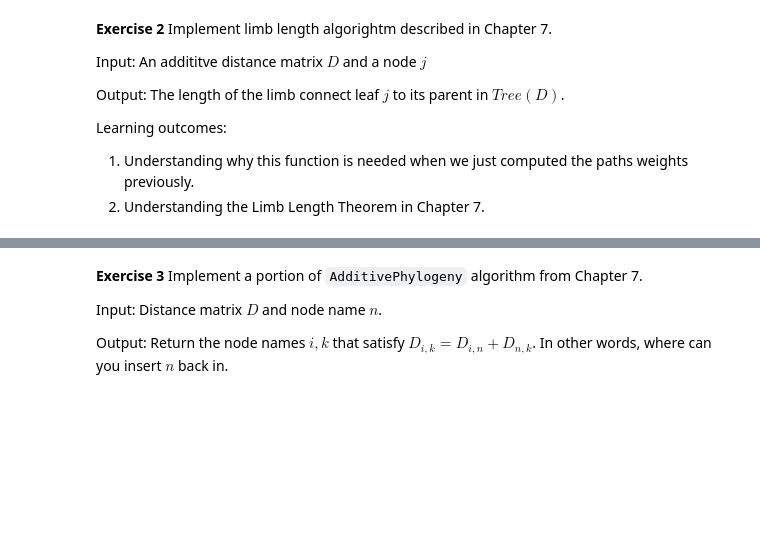
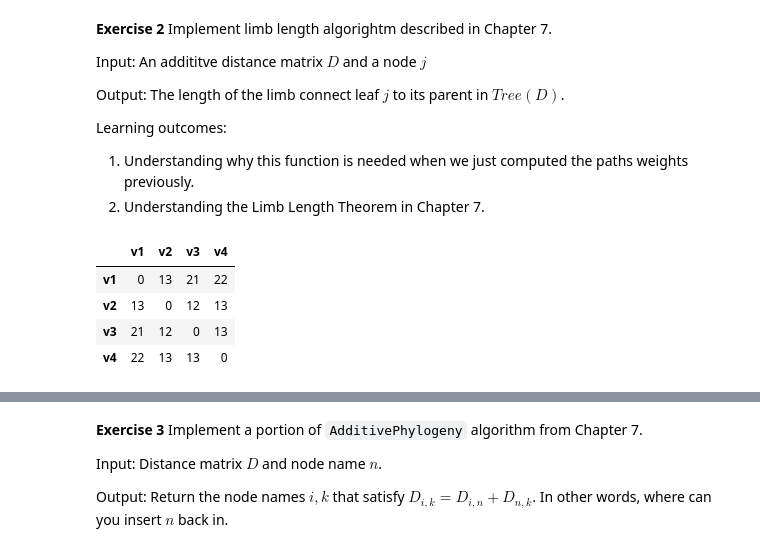
Before and after one commit to csc-448-2021-fall/csc-448-student, a Jupyter notebook: assignments/Assignment5.ipynb, the cells around one changed output, grey strips where cells are left out. Saved outputs shown, nothing was run; the diff lists cells and outputs as text; code cells hidden in the pictures; blank space fills up the shorter version.

```diff
--- a/assignments/Assignment5.ipynb
+++ b/assignments/Assignment5.ipynb
@@ -65,6 +52,14 @@ Output: The length of the limb connect leaf $j$ to its parent in $Tree(D)$.
 Learning outcomes:
 1. Understanding why this function is needed when we just computed the paths weights previously.
 2. Understanding the Limb Length Theorem in Chapter 7.
+# %%
+Assignment5_helper.D
+# %% [output]
+|  | v1 | v2 | v3 | v4 |
+| v1 | 0 | 13 | 21 | 22 |
+| v2 | 13 | 0 | 12 | 13 |
+| v3 | 21 | 12 | 0 | 13 |
+| v4 | 22 | 13 | 13 | 0 |
 # %%
 length = Assignment5_helper.limb(Assignment5_helper.D,"v4")
 length
```
Also changed, not shown: parts of 8 cells of this notebook, 6 other files.
